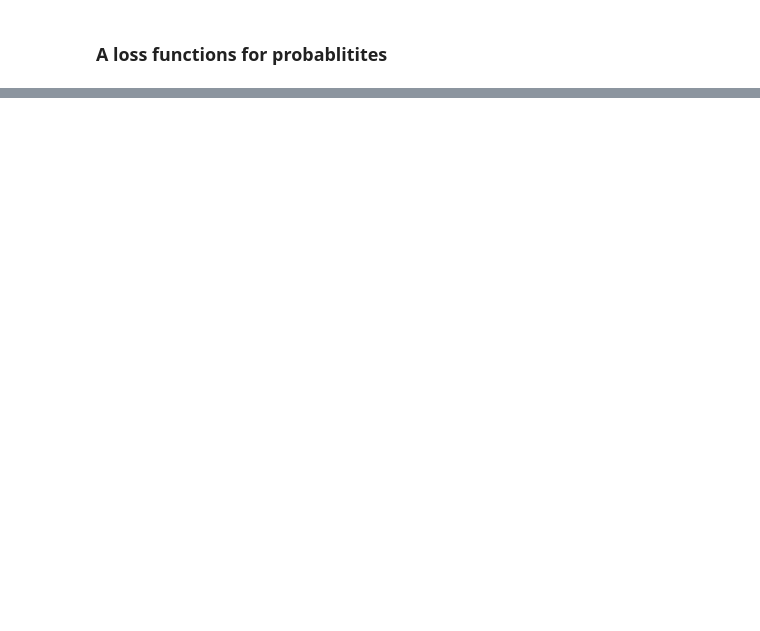
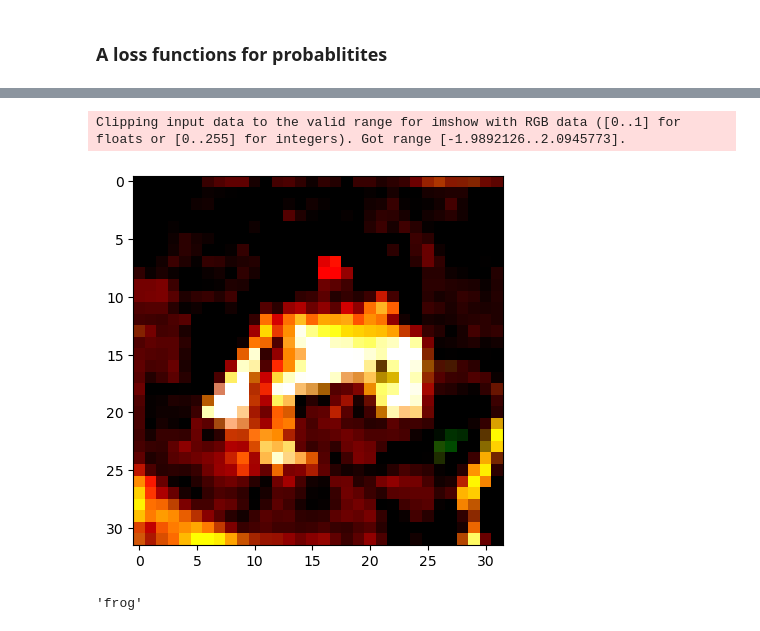
Before and after one commit to mustafahamoody/learning, a Jupyter notebook: pytorch_learning/part1/ch7.ipynb, the cells around one changed output, grey strips where cells are left out. Drawn from its saved outputs; the diff is of its cells as text; code cells hidden in the pictures; blank space fills up the shorter version.

```diff
--- a/pytorch_learning/part1/ch7.ipynb
+++ b/pytorch_learning/part1/ch7.ipynb
@@ -307,0 +560,20 @@ tensor(0.5276, grad_fn=<NllLossBackward0>)
+# %%
+# Previewing a sample and calculating mean, std
+import matplotlib.pyplot as plt
+# len(cifar10_train)
+
+# dynamic tensor to store all images
+imgs = torch.stack([img for img, _ in cifar10_train], dim=3)
+imgs = imgs.view(3, -1)
+imgs.shape
+
+data_mean = imgs.mean(dim=1)
+data_std = imgs.std(dim=1)
+
+data_mean, data_std
+
+image, label = cifar10_train[0]
+%matplotlib inline
+plt.imshow(image.permute(1, 2, 0))
+plt.show()
+class_names[label]
@@ -307,0 +583,19 @@ tensor(0.5276, grad_fn=<NllLossBackward0>)
+# %%
+# Normalizing the datasets
+transform = transforms.Compose([
+    transforms.ToTensor(),
+    transforms.Normalize(mean= data_mean.tolist(), std= data_std.tolist())
+])
+
+cifar10_train = datasets.CIFAR10(data_path, train=True, download=False, transform=transform)
+cifar10_val = datasets.CIFAR10(data_path, train=False, download=False, transform=transform)
+
+image, label = cifar10_train[0]
+%matplotlib inline
+plt.imshow(image.permute(1, 2, 0))
+plt.show()
+class_names[label]
+# %% [output]
+Clipping input data to the valid range for imshow with RGB data ([0..1] for floats or [0..255] for integers). Got range [-1.9892126..2.0945773].
+[figure, added]
+'frog'
```
Also changed, not shown: parts of 46 cells of this notebook.
